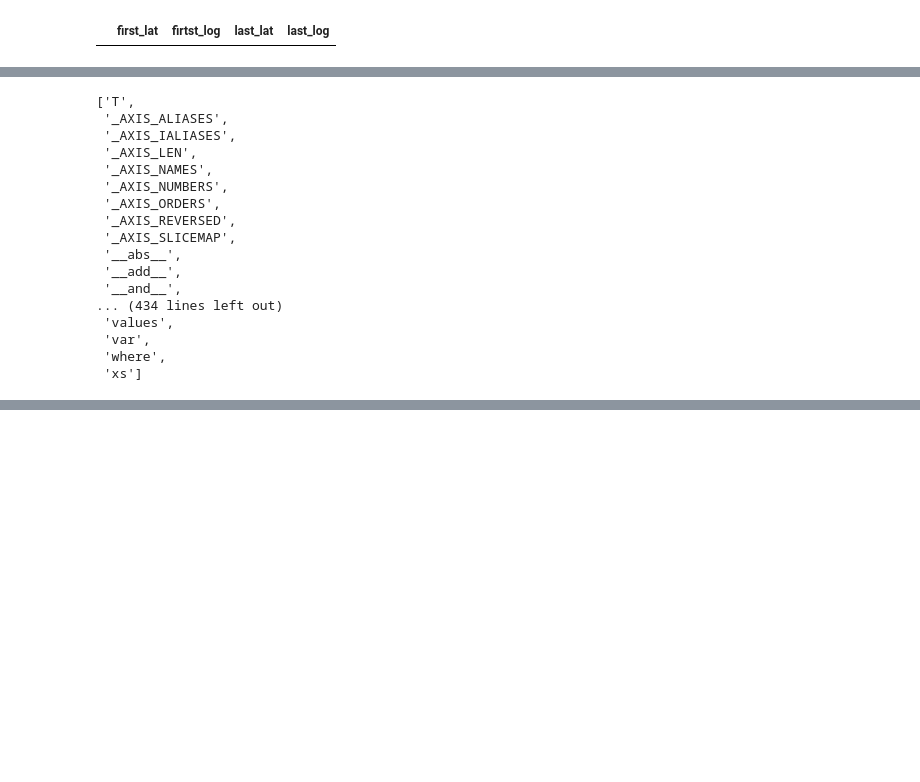
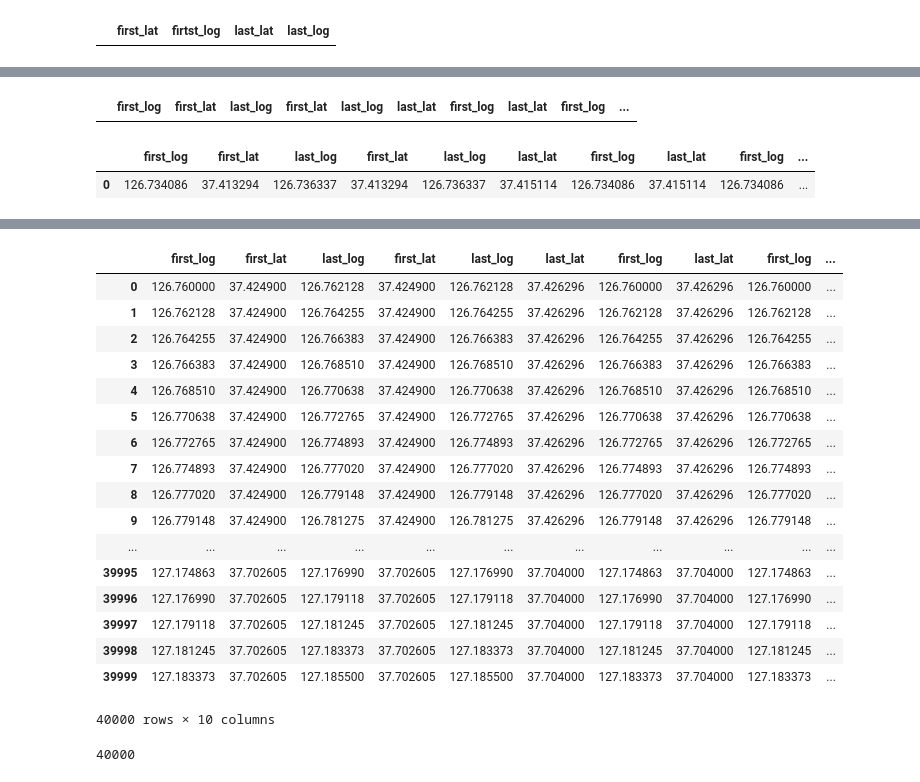
Before and after one commit to BaeYoungHwan/Tree, a Jupyter notebook: Code/Back-End/Project_Location.ipynb, the cells around one changed output, grey strips where cells are left out. Cells and saved outputs as stored; diff of their text form; code cells hidden in the pictures; blank space fills up the shorter version.

```diff
--- a/Code/Back-End/Project_Location.ipynb
+++ b/Code/Back-End/Project_Location.ipynb
@@ -127,2 +126,4 @@ pd.DataFrame(columns=["first_lat", "firtst_log", "last_lat", "last_log"])
 # %%
-DF = pd.DataFrame()
+DF
+# %% [output]
+|  | first_log | first_lat | last_log | first_lat | last_log | last_lat | first_log | last_lat | first_log | ... |
@@ -129,22 +137,7 @@ DF = pd.DataFrame()
 # %%
-DF.radd()
+DF
 # %% [output]
-['T',
- '_AXIS_ALIASES',
- '_AXIS_IALIASES',
- '_AXIS_LEN',
- '_AXIS_NAMES',
- '_AXIS_NUMBERS',
- '_AXIS_ORDERS',
- '_AXIS_REVERSED',
- '_AXIS_SLICEMAP',
- '__abs__',
- '__add__',
- '__and__',
-... (434 lines left out)
- 'values',
- 'var',
- 'where',
- 'xs']
+|  | first_log | first_lat | last_log | first_lat | last_log | last_lat | first_log | last_lat | first_log | ... |
+| 0 | 126.734086 | 37.413294 | 126.736337 | 37.413294 | 126.736337 | 37.415114 | 126.734086 | 37.415114 | 126.734086 | ... |
 # %%
 def Division_zone(n,m):
@@ -176,0 +180,4 @@ def Division_zone(n,m):
+# %%
+%%time
+Division_zone(200,200)
+# %% [output]
@@ -176,0 +185,18 @@ def Division_zone(n,m):
+|  | first_log | first_lat | last_log | first_lat | last_log | last_lat | first_log | last_lat | first_log | ... |
+| 0 | 126.760000 | 37.424900 | 126.762128 | 37.424900 | 126.762128 | 37.426296 | 126.760000 | 37.426296 | 126.760000 | ... |
+| 1 | 126.762128 | 37.424900 | 126.764255 | 37.424900 | 126.764255 | 37.426296 | 126.762128 | 37.426296 | 126.762128 | ... |
+| 2 | 126.764255 | 37.424900 | 126.766383 | 37.424900 | 126.766383 | 37.426296 | 126.764255 | 37.426296 | 126.764255 | ... |
+| 3 | 126.766383 | 37.424900 | 126.768510 | 37.424900 | 126.768510 | 37.426296 | 126.766383 | 37.426296 | 126.766383 | ... |
+| 4 | 126.768510 | 37.424900 | 126.770638 | 37.424900 | 126.770638 | 37.426296 | 126.768510 | 37.426296 | 126.768510 | ... |
+| 5 | 126.770638 | 37.424900 | 126.772765 | 37.424900 | 126.772765 | 37.426296 | 126.770638 | 37.426296 | 126.770638 | ... |
+| 6 | 126.772765 | 37.424900 | 126.774893 | 37.424900 | 126.774893 | 37.426296 | 126.772765 | 37.426296 | 126.772765 | ... |
+| 7 | 126.774893 | 37.424900 | 126.777020 | 37.424900 | 126.777020 | 37.426296 | 126.774893 | 37.426296 | 126.774893 | ... |
+| 8 | 126.777020 | 37.424900 | 126.779148 | 37.424900 | 126.779148 | 37.426296 | 126.777020 | 37.426296 | 126.777020 | ... |
+| 9 | 126.779148 | 37.424900 | 126.781275 | 37.424900 | 126.781275 | 37.426296 | 126.779148 | 37.426296 | 126.779148 | ... |
+| ... | ... | ... | ... | ... | ... | ... | ... | ... | ... | ... |
+| 39995 | 127.174863 | 37.702605 | 127.176990 | 37.702605 | 127.176990 | 37.704000 | 127.174863 | 37.704000 | 127.174863 | ... |
+| 39996 | 127.176990 | 37.702605 | 127.179118 | 37.702605 | 127.179118 | 37.704000 | 127.176990 | 37.704000 | 127.176990 | ... |
+| 39997 | 127.179118 | 37.702605 | 127.181245 | 37.702605 | 127.181245 | 37.704000 | 127.179118 | 37.704000 | 127.179118 | ... |
+| 39998 | 127.181245 | 37.702605 | 127.183373 | 37.702605 | 127.183373 | 37.704000 | 127.181245 | 37.704000 | 127.181245 | ... |
+| 39999 | 127.183373 | 37.702605 | 127.185500 | 37.702605 | 127.185500 | 37.704000 | 127.183373 | 37.704000 | 127.183373 | ... |
+40000 rows × 10 columns
@@ -176,0 +205,4 @@ def Division_zone(n,m):
+# %%
+len(a)
+# %% [output]
+40000
```
Also changed, not shown: parts of 33 cells of this notebook.
